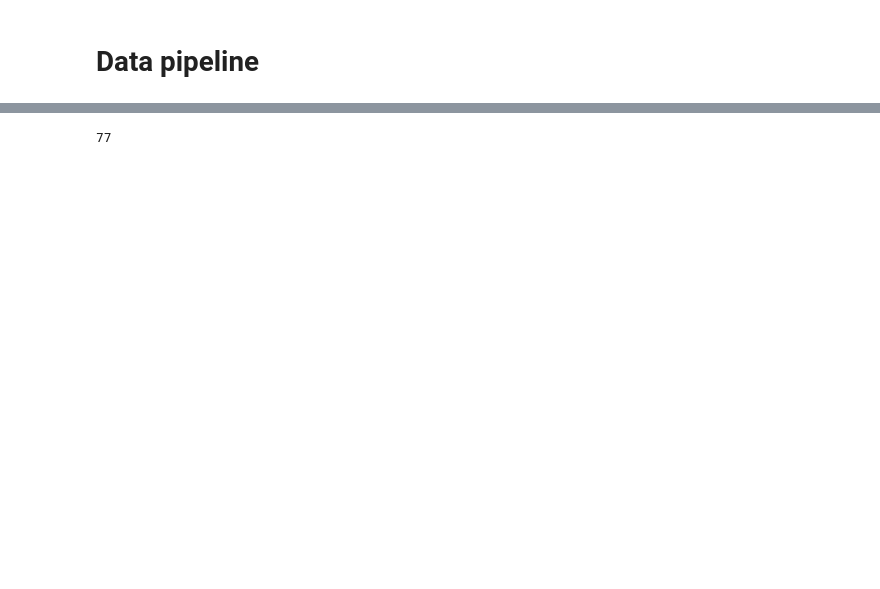
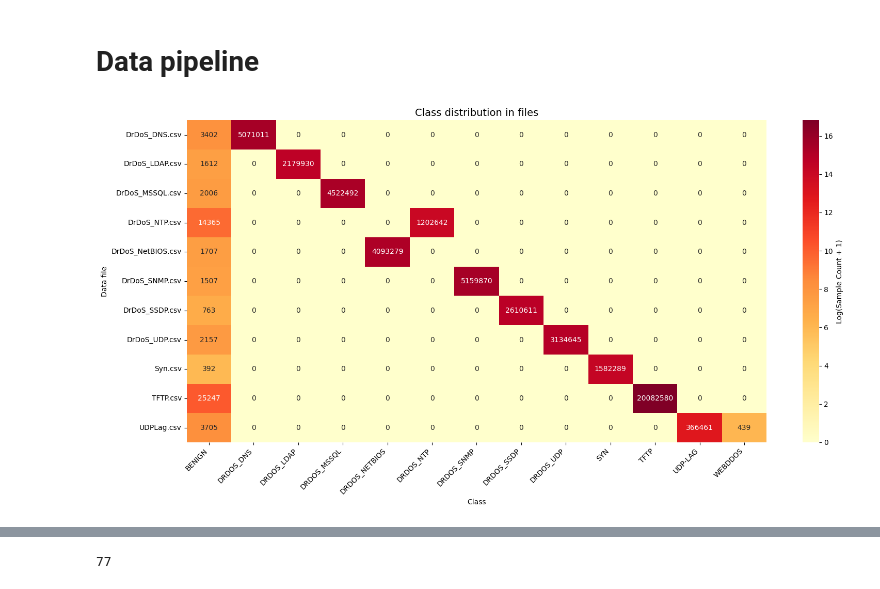
Before and after one commit to mkan1ewski/DDOS-Detection-Model, a Jupyter notebook: main.ipynb, the cells around one changed output, grey strips where cells are left out. Drawn from its saved outputs; the diff is of its cells as text; code cells hidden in the pictures; blank space fills up the shorter version.

Commit message:
feat: multi-class data preparation, charts

```diff
--- a/main.ipynb
+++ b/main.ipynb
@@ -14,6 +16,48 @@ if torch.cuda.is_available():
     torch.cuda.manual_seed_all(SEED)
 # %% [markdown]
 # Data pipeline
+# %%
+def analyze_per_file_distribution(dir_path: str) -> pd.DataFrame:
+    results = []
+    for filename in sorted(os.listdir(dir_path)):
+        if filename.endswith(".csv"):
+            file_path = os.path.join(dir_path, filename)
+
+            temp_cols = pd.read_csv(file_path, nrows=0).columns
+            label_cols = [col for col in temp_cols if col.strip().lower() == "label"]
+
+            if not label_cols:
+                print(f"! Skipped {filename} - label column not found")
+                continue
+
+            label_col_name: str = label_cols[0]
+            df_labels: pd.DataFrame = pd.read_csv(file_path, usecols=[label_col_name])
+            clean_labels: pd.Series = df_labels[label_col_name].astype("str").str.strip().str.upper()
+
+            counts = clean_labels.value_counts()
+            for label, count in counts.items():
+                results.append({"File": filename, "Class": label, "Count": count})
+
+    df_results = pd.DataFrame(results)
+    pivot_df = df_results.pivot(index="File", columns="Class", values="Count").fillna(0).astype(int)
+
+
+    plt.figure(figsize=(16, 8))
+    sns.heatmap(np.log1p(pivot_df), annot=pivot_df, fmt="d", cmap="YlOrRd", cbar_kws={'label': 'Log(Sample Count + 1)'})
+    plt.title("Class distribution in files", fontsize=14)
+    plt.ylabel("Data file")
+    plt.xlabel("Class")
+    plt.xticks(rotation=45, ha='right')
+    plt.tight_layout()
+    plt.show()
+
+    return pivot_df
+
+
+DATA_DIR: str = "data/01-12"
+analyze_per_file_distribution(DATA_DIR);
+# %% [output]
+[figure, added]
 # %%
 def load_dataset(path: str) -> pd.DataFrame:
     return pd.read_csv(path)
```
Also changed, not shown: parts of 6 cells of this notebook.
